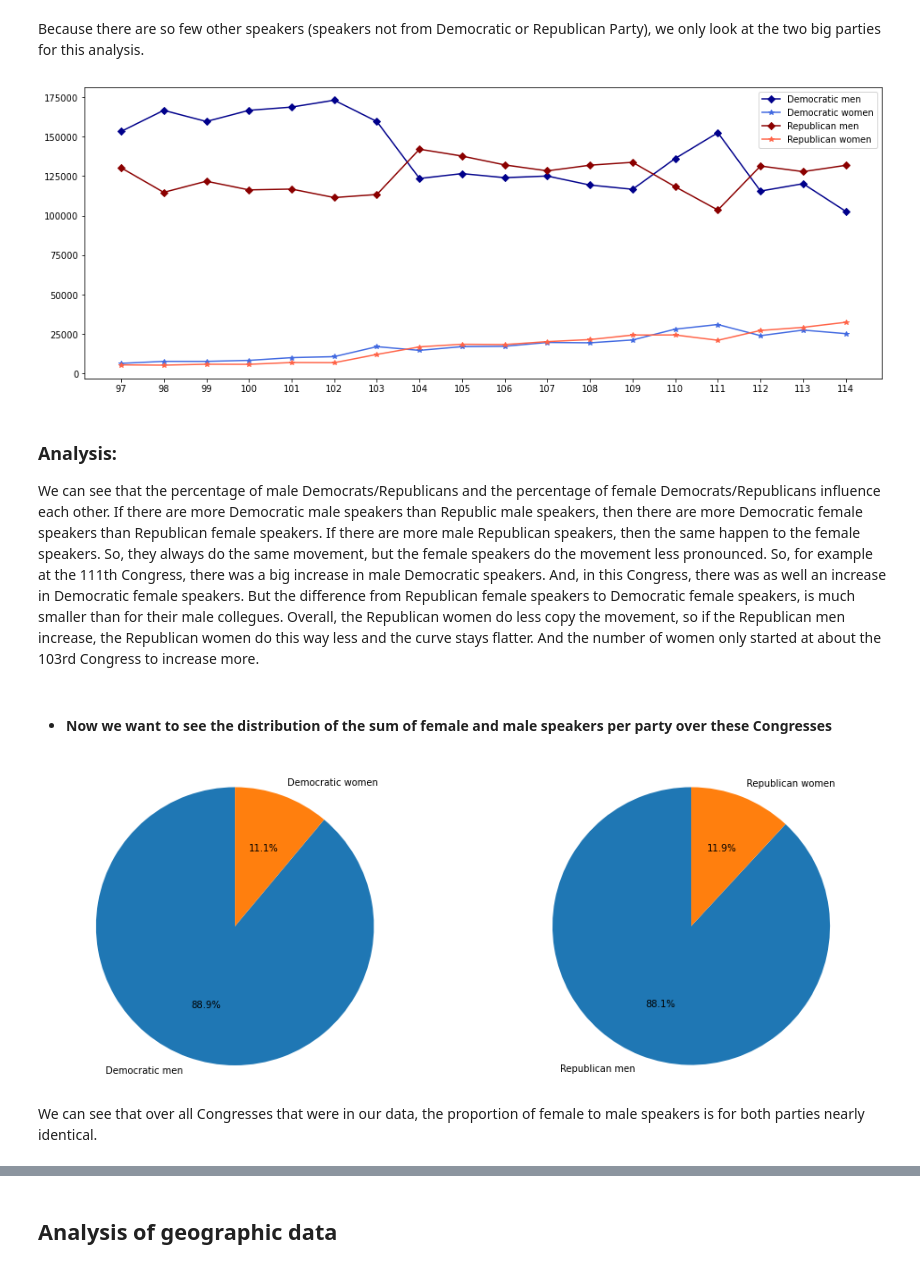
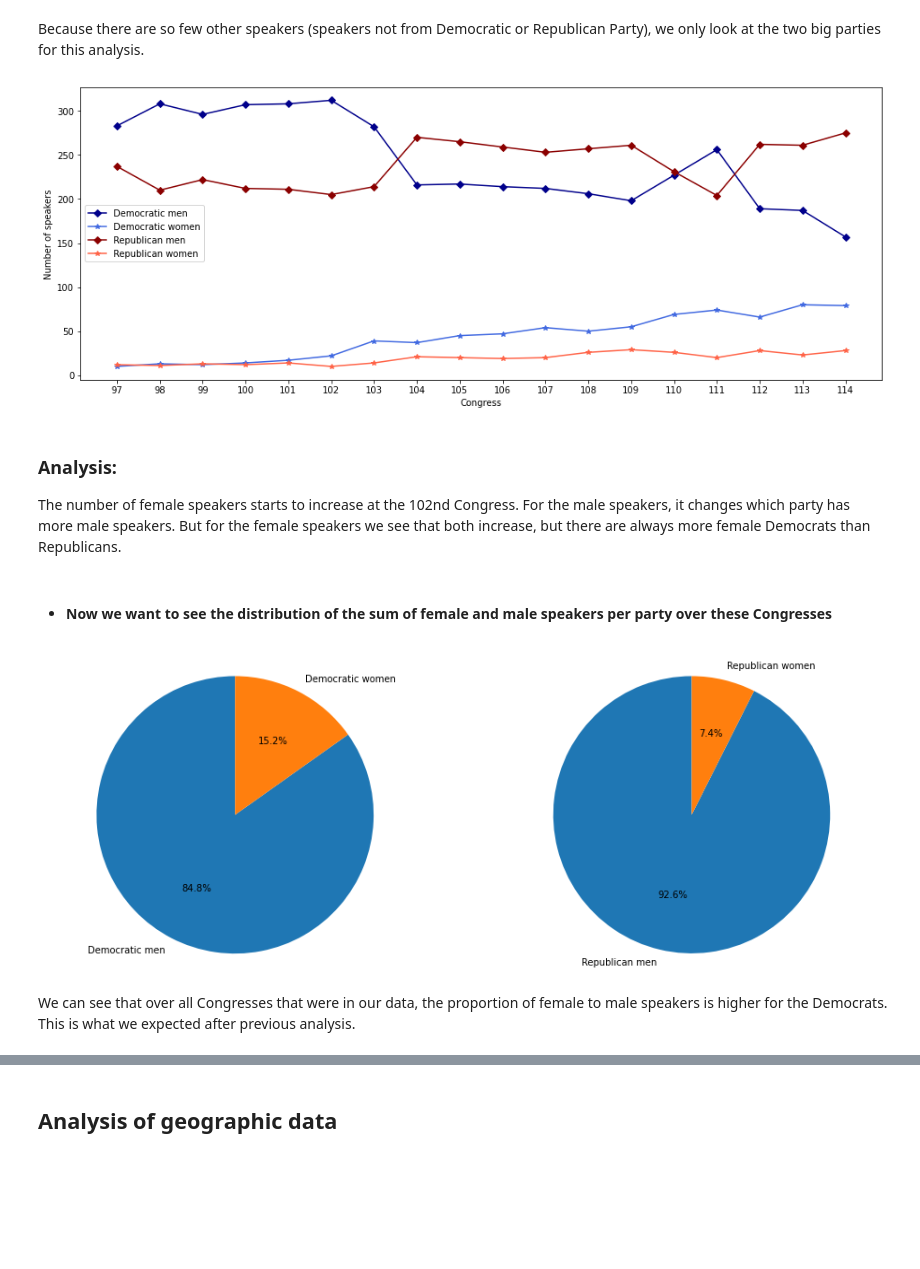
Before and after one commit to rfahrn/AmericanCongress, a Jupyter notebook: geog_predict_meta/data_science_project_metadata.ipynb, the cells around one changed output, grey strips where cells are left out. Cells and saved outputs as stored; diff of their text form; code cells hidden in the pictures; blank space fills up the shorter version.

Commit message:
add code for geog analysis

```diff
--- a/geog_predict_meta/data_science_project_metadata.ipynb
+++ b/geog_predict_meta/data_science_project_metadata.ipynb
@@ -709,17 +658,60 @@ for elem in sub_df:
+# %%
+# look at total numbers (house and senate)
+female_d = []
+female_r = []
+male_d =[]
+male_r = []
+total_d = []
+total_r = []
+# go through the sub df (df of every year)
+for elem in sub_df:
+    tot_d = 0
+    tot_r = 0
+    male_counter_d = 0
+    male_counter_r = 0
+    female_counter_d = 0
+    female_counter_r = 0
+    # look at the entries in the party column
+    for index, row in elem.iterrows():
+        if row[-2] == "D":
+            tot_d += 1
+            # look at gender column
+            if row[0] == "M":
+                male_counter_d += 1
+            elif row[0] == "F":
+                female_counter_d += 1
+        elif row[-2] == "R":
+            tot_d += 1
+            # look at gender column
+            if row[0] == "M":
+                male_counter_r += 1
+            elif row[0] == "F":
+                female_counter_r += 1
+
+
+    # append to according list
+    total_d.append(tot_d)
+    total_r.append(tot_r)
+    male_d.append(male_counter_d)
+    female_d.append(female_counter_d)
+    male_r.append(male_counter_r)
+    female_r.append(female_counter_r)
 # %%
 plt.figure(figsize=(16,6))
 plt.plot(number,male_d, c = "darkblue", marker = "D", label = "Democratic men")
 plt.plot(number,female_d, c = "royalblue", marker = "*", label = "Democratic women")
 plt.plot(number,male_r, c = "darkred", marker = "D", label = "Republican men")
 plt.plot(number,female_r, c = "tomato", marker = "*", label = "Republican women")
 plt.xticks(np.arange(97,115,1))
+plt.xlabel("Congress")
+plt.ylabel("Number of speakers")
 plt.legend(loc = "best")
 plt.show()
 # %% [output]
-[figure, old version]
+[figure, new version]
 # %% [markdown]
 ### Analysis:
-We can see that the percentage of male Democrats/Republicans and the percentage of female Democrats/Republicans influence each other. If there are more Democratic male speakers than Republic male speakers, then there are more Democratic female speakers than Republican female speakers. If there are more male Republican speakers, then the same happen to the female speakers. So, they always do the same movement, but the female speakers do the movement less pronounced. So, for example at the 111th Congress, there was a big increase in male Democratic speakers. And, in this Congress, there was as well an increase in Democratic female speakers. But the difference from Republican female speakers to Democratic female speakers, is much smaller than for their male collegues. Overall, the Republican women do less copy the movement, so if the Republican men increase, the Republican women do this way less and the curve stays flatter. And the number of women only started at about the 103rd Congress to increase more.
+The number of female speakers starts to increase at the 102nd Congress. For the male speakers, it changes which party has more male speakers. But for the female speakers we see that both increase, but there are always more female Democrats than Republicans.
 # %% [markdown]
 - #### Now we want to see the distribution of the sum of female and male speakers per party over these Congresses
 # %%
@@ -738,10 +730,10 @@ for el in female_r:
     sum_r_f += el
 # %%
 labels_d = "Democratic men", "Democratic women"
-sizes_d = [(sum_d_m/total_d), (sum_d_f/total_d)]
+sizes_d = [(sum_d_m/(sum_d_f+sum_d_m)), (sum_d_f/(sum_d_f+sum_d_m))]
 
 labels_r = "Republican men", "Republican women"
-sizes_r = [(sum_r_m/total_r), (sum_r_f/total_r)]
+sizes_r = [(sum_r_m/(sum_r_f+sum_r_m)), (sum_r_f/(sum_r_f+sum_r_m))]
 
 fig1, (ax1,ax2) = plt.subplots(1,2,figsize = (16,6))
 ax1.pie(sizes_d, labels=labels_d, autopct='%1.1f%%', startangle=90)
@@ -750,6 +742,6 @@ ax2.pie(sizes_r, labels=labels_r, autopct='%1.1f%%', startangle=90)
 ax2.axis('equal')
 plt.show()
 # %% [output]
-[figure, old version]
+[figure, new version]
 # %% [markdown]
-We can see that over all Congresses that were in our data, the proportion of female to male speakers is for both parties nearly identical.
+We can see that over all Congresses that were in our data, the proportion of female to male speakers is higher for the Democrats. This is what we expected after previous analysis.
```
Also changed, not shown: parts of 27 cells of this notebook, 1 other file.
